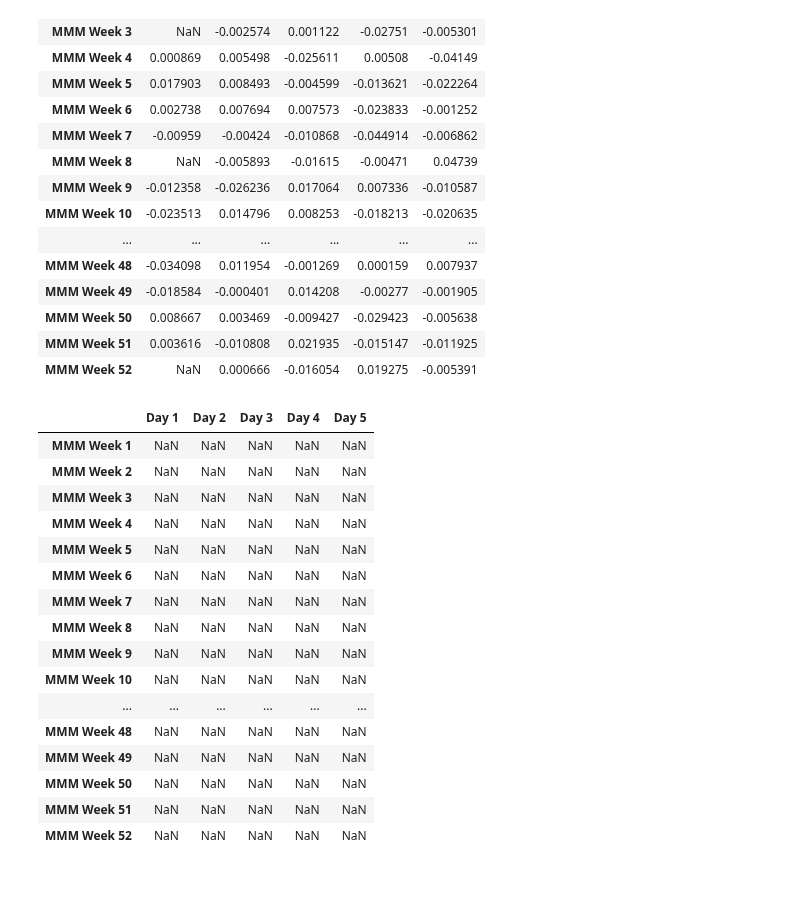
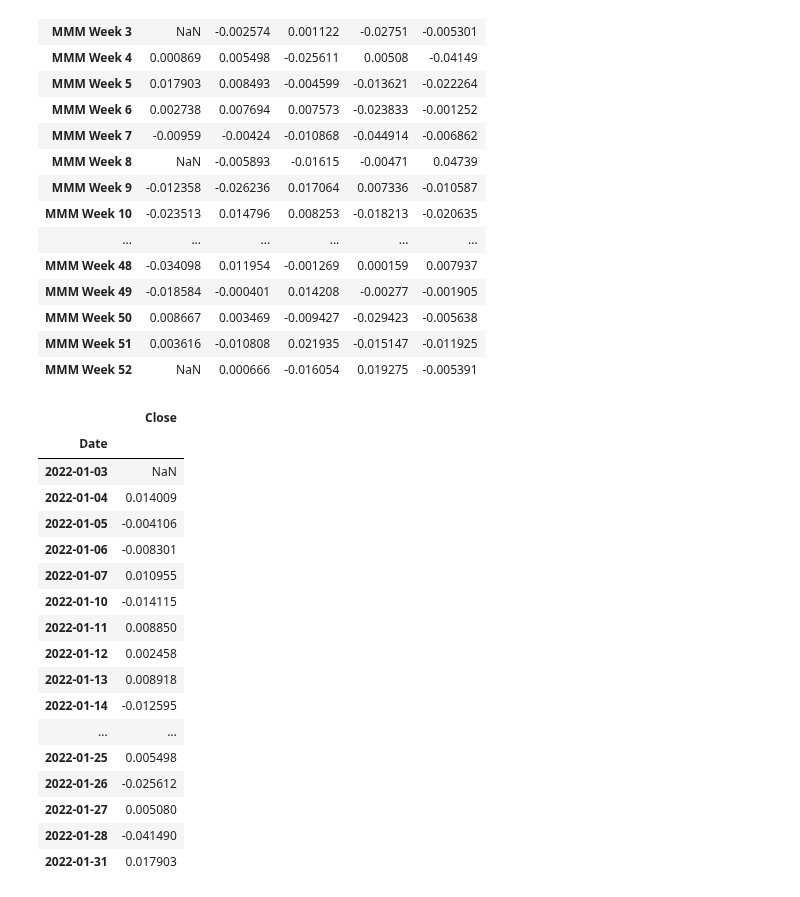
Before and after one commit to ktongk/BTT-JPMC-1, a Jupyter notebook: Anna/XGBOOST.ipynb, the cells around one changed output. Saved outputs shown, nothing was run; the diff lists cells and outputs as text; code cells hidden in the pictures.

```diff
--- a/Anna/XGBOOST.ipynb
+++ b/Anna/XGBOOST.ipynb
@@ -720,23 +566,24 @@ MMMweeks
 | MMM Week 50 | 0.008667 | 0.003469 | -0.009427 | -0.029423 | -0.005638 |
 | MMM Week 51 | 0.003616 | -0.010808 | 0.021935 | -0.015147 | -0.011925 |
 | MMM Week 52 | NaN | 0.000666 | -0.016054 | 0.019275 | -0.005391 |
-# %%
-MMMweeks
-# %% [output]
-|  | Day 1 | Day 2 | Day 3 | Day 4 | Day 5 |
-| MMM Week 1 | NaN | NaN | NaN | NaN | NaN |
-| MMM Week 2 | NaN | NaN | NaN | NaN | NaN |
-| MMM Week 3 | NaN | NaN | NaN | NaN | NaN |
-| MMM Week 4 | NaN | NaN | NaN | NaN | NaN |
-| MMM Week 5 | NaN | NaN | NaN | NaN | NaN |
-| MMM Week 6 | NaN | NaN | NaN | NaN | NaN |
-| MMM Week 7 | NaN | NaN | NaN | NaN | NaN |
-| MMM Week 8 | NaN | NaN | NaN | NaN | NaN |
-| MMM Week 9 | NaN | NaN | NaN | NaN | NaN |
-| MMM Week 10 | NaN | NaN | NaN | NaN | NaN |
-| ... | ... | ... | ... | ... | ... |
-| MMM Week 48 | NaN | NaN | NaN | NaN | NaN |
-| MMM Week 49 | NaN | NaN | NaN | NaN | NaN |
-| MMM Week 50 | NaN | NaN | NaN | NaN | NaN |
-| MMM Week 51 | NaN | NaN | NaN | NaN | NaN |
-| MMM Week 52 | NaN | NaN | NaN | NaN | NaN |
+# %%
+MMMdf.pct_change().head(20)
+# %% [output]
+|  | Close |
+| Date |  |
+| 2022-01-03 | NaN |
+| 2022-01-04 | 0.014009 |
+| 2022-01-05 | -0.004106 |
+| 2022-01-06 | -0.008301 |
+| 2022-01-07 | 0.010955 |
+| 2022-01-10 | -0.014115 |
+| 2022-01-11 | 0.008850 |
+| 2022-01-12 | 0.002458 |
+| 2022-01-13 | 0.008918 |
+| 2022-01-14 | -0.012595 |
+| ... | ... |
+| 2022-01-25 | 0.005498 |
+| 2022-01-26 | -0.025612 |
+| 2022-01-27 | 0.005080 |
+| 2022-01-28 | -0.041490 |
+| 2022-01-31 | 0.017903 |
```
Also changed, not shown: parts of 23 cells of this notebook, 1 other file.
